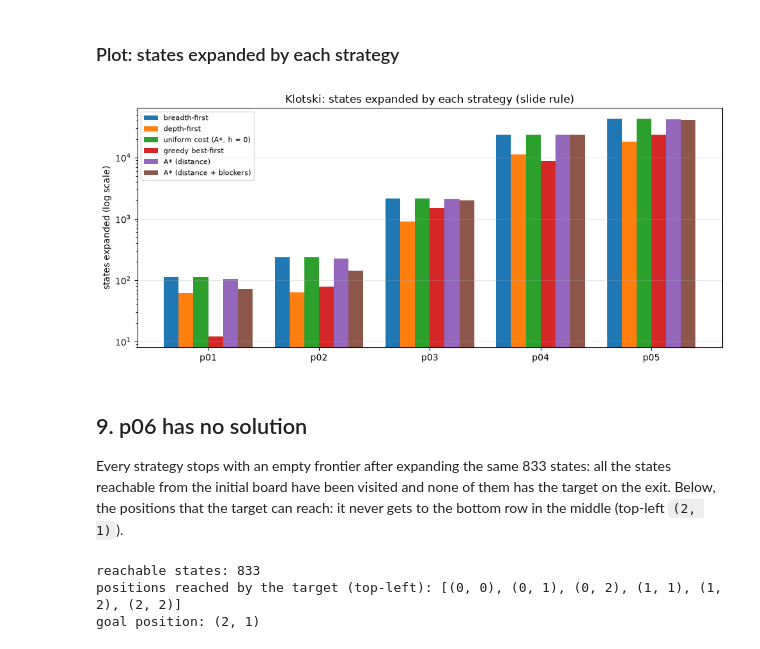
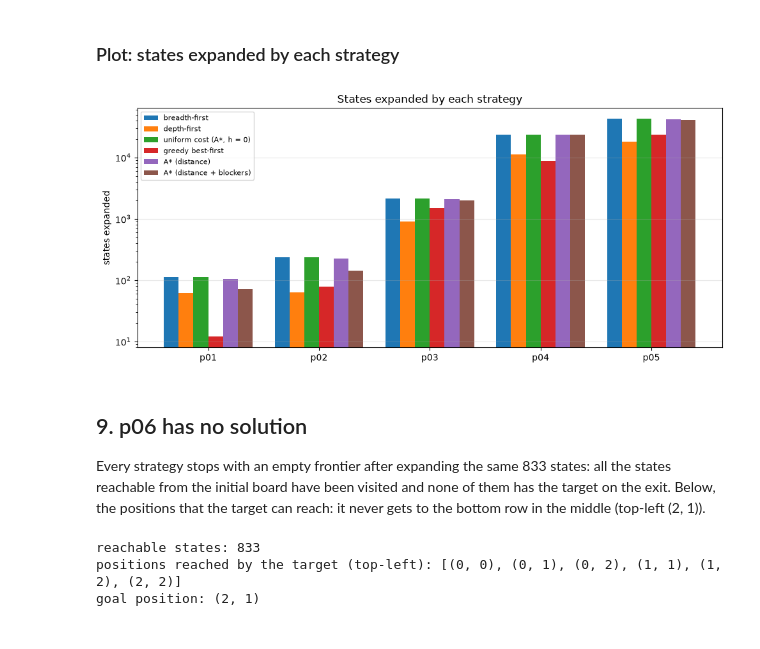
Before and after one commit to sitagliente/CI2026_lab4, a Jupyter notebook: lab4.ipynb, the cells around one changed output. Cells and saved outputs as stored; diff of their text form; code cells hidden in the pictures.

```diff
--- a/lab4.ipynb
+++ b/lab4.ipynb
@@ -402,7 +402,7 @@ has moved, so the names of the file can be given back to the pieces. `check_path
 verifies that every step is a legal move.
 # %%
 def moved_piece(a, b):
-    """The position before and after the move, for two consecutive states a and b."""
+    # the position before and after the move, for two consecutive states a and b
     for item in a:
         if item not in b:
             old_position = item[1]
@@ -413,7 +413,7 @@ def moved_piece(a, b):
 
 
 def named_path(problem, path):
-    """The positions of the named pieces (as in the file) along a path of states."""
+    # the positions of the named pieces (as in the file) along a path of states
     names = {}                                   # piece name -> its current position
     for piece in problem.pieces:
         names[piece] = problem.pieces[piece][0]
@@ -568,40 +568,40 @@ p06      A* (distance + blockers)     none       833         833      0.13
 # %%
 import matplotlib.pyplot as plt
 
 solved = ["p01", "p02", "p03", "p04", "p05"]
 names = list(STRATEGIES)
 fig, ax = plt.subplots(figsize=(10, 4.5))
 width = 0.8 / len(names)
 for k in range(len(names)):
     xs = []
     ys = []
     for i in range(len(solved)):
         for (instance, name, number_of_moves, expanded, discovered, t) in results_slide:
             if instance == solved[i] and name == names[k]:
                 xs.append(i + k * width)
                 ys.append(expanded)
     ax.bar(xs, ys, width, label=names[k])
 tick_positions = []
 for i in range(len(solved)):
     tick_positions.append(i + 0.4 - width / 2)
 ax.set_xticks(tick_positions)
 ax.set_xticklabels(solved)
 ax.set_yscale("log")
-ax.set_ylabel("states expanded (log scale)")
-ax.set_title("Klotski: states expanded by each strategy (slide rule)")
+ax.set_ylabel("states expanded")
+ax.set_title("States expanded by each strategy")
 ax.legend(fontsize=8)
 ax.grid(axis="y", alpha=0.3)
 plt.tight_layout()
 plt.savefig("lab4_expanded.png", dpi=110)
 plt.show()
 # %% [output]
-[figure, old version]
+[figure, new version]
 # %% [markdown]
 ## 9. p06 has no solution
 
 Every strategy stops with an empty frontier after expanding the same 833 states: all the states reachable
 from the initial board have been visited and none of them has the target on the exit. Below, the positions that
-the target can reach: it never gets to the bottom row in the middle (top-left `(2, 1)`).
+the target can reach: it never gets to the bottom row in the middle (top-left (2, 1)).
 # %%
 p06 = problems[5]
 seen = set()
```
Also changed, not shown: parts of 13 cells of this notebook, 1 other file.
